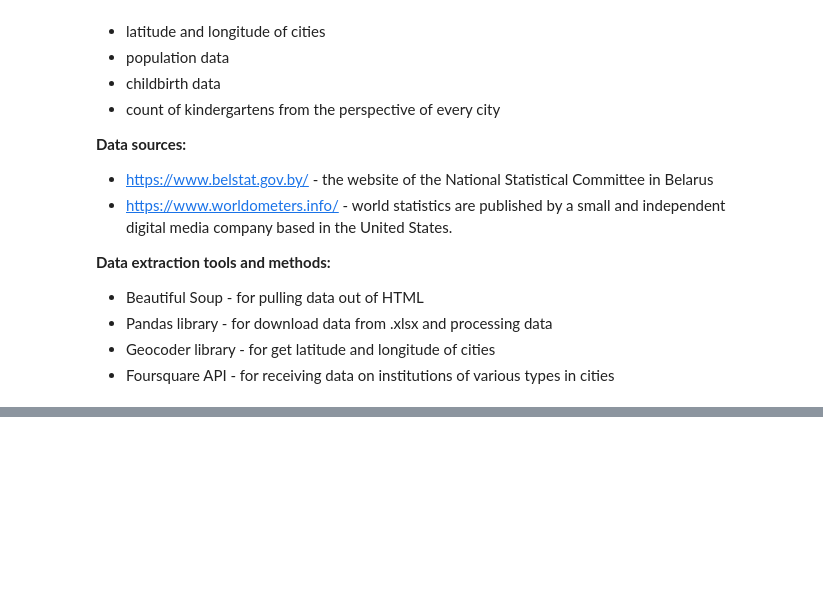
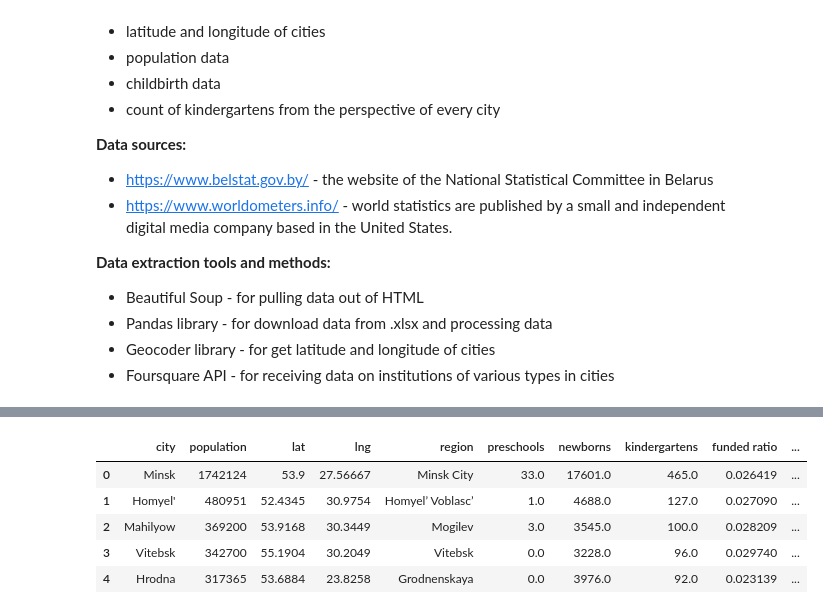
Before and after one commit to VerbenaDemissa/Coursera_Capstone, a Jupyter notebook: Pre-primary Education in Belarus.ipynb, the cells around one changed output, grey strips where cells are left out. Cells and saved outputs as stored; diff of their text form; code cells hidden in the pictures; blank space fills up the shorter version.

```diff
--- a/Pre-primary Education in Belarus.ipynb
+++ b/Pre-primary Education in Belarus.ipynb
@@ -80,0 +204,6 @@ To solve the problem we need the following data:
+# %%
+#pre-processing data about the biggest cities in Belarus
+df.drop('#', axis=1, inplace=True) # drop column
+df.columns = map(str.lower, df.columns) # transform 'POPULATION' -> 'population'
+df.rename(columns={'city name':'city'}, inplace=True) # rename column
+df.head()
@@ -80,0 +289,20 @@ To solve the problem we need the following data:
+# %%
+#Clustering with k-means
+X = df[['population', 'newborns', 'kindergartens','funded ratio','preschools']]
+X = X.values
+X = StandardScaler().fit_transform(X)
+
+kclusters = 6
+k_means = KMeans(init = "k-means++", n_clusters = kclusters, n_init = 12)
+k_means.fit(X)
+labels = k_means.labels_
+
+df['cluster'] = labels
+df.head()
+# %% [output]
+|  | city | population | lat | lng | region | preschools | newborns | kindergartens | funded ratio | ... |
+| 0 | Minsk | 1742124 | 53.9 | 27.56667 | Minsk City | 33.0 | 17601.0 | 465.0 | 0.026419 | ... |
+| 1 | Homyel' | 480951 | 52.4345 | 30.9754 | Homyel’ Voblasc’ | 1.0 | 4688.0 | 127.0 | 0.027090 | ... |
+| 2 | Mahilyow | 369200 | 53.9168 | 30.3449 | Mogilev | 3.0 | 3545.0 | 100.0 | 0.028209 | ... |
+| 3 | Vitebsk | 342700 | 55.1904 | 30.2049 | Vitebsk | 0.0 | 3228.0 | 96.0 | 0.029740 | ... |
+| 4 | Hrodna | 317365 | 53.6884 | 23.8258 | Grodnenskaya | 0.0 | 3976.0 | 92.0 | 0.023139 | ... |
```
Also changed, not shown: parts of 21 cells of this notebook, 1 other file.
